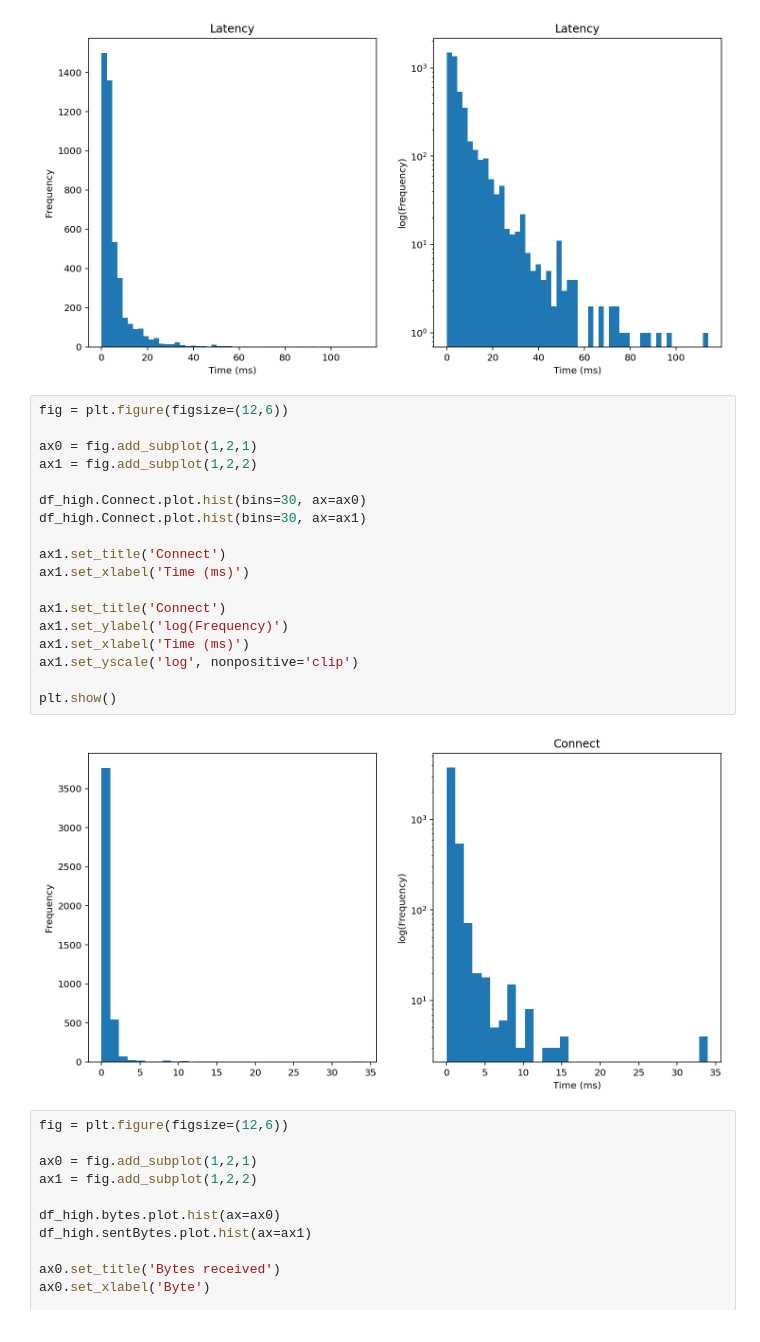
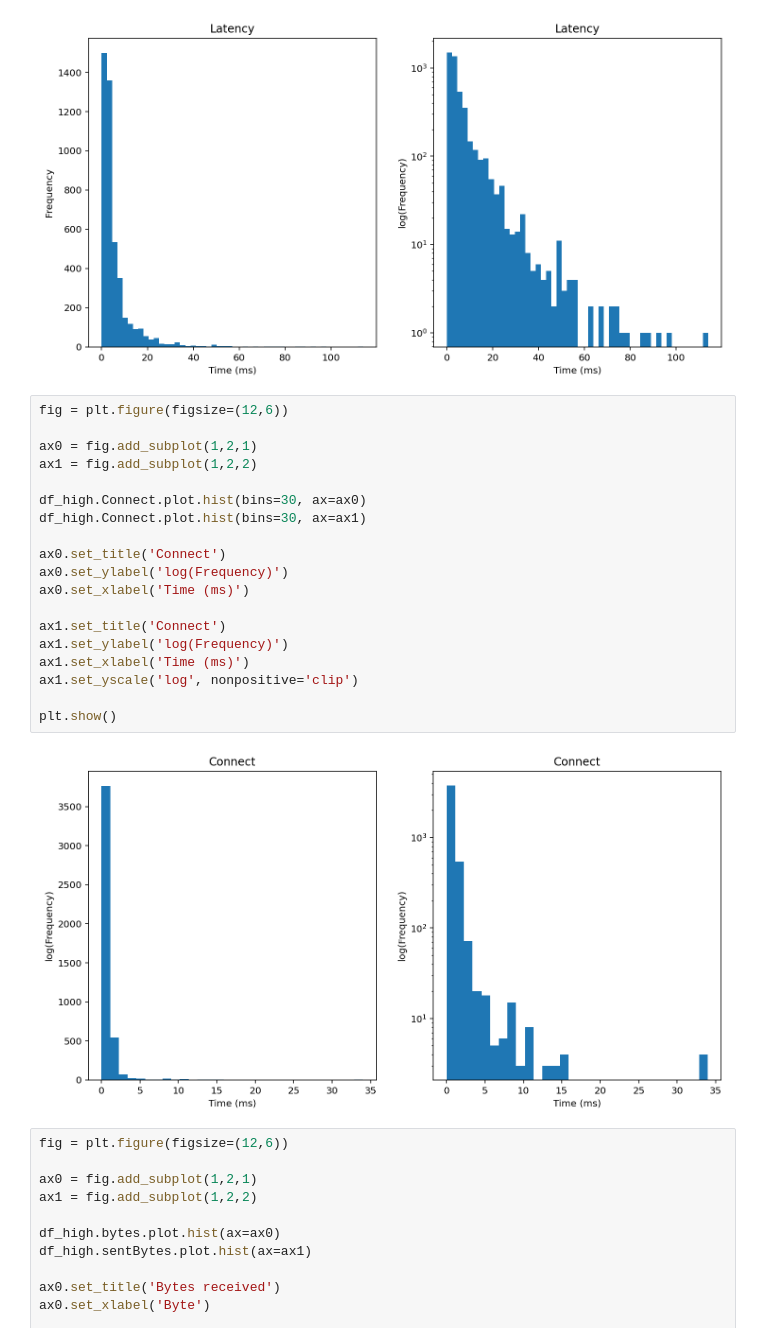
Before and after one commit to GuidoDC97/IE, a Jupyter notebook: Esercizio 3 Web Server/Workload Characterization/WebServer_WC.ipynb, the cells around one changed output. Drawn from its saved outputs; the diff is of its cells as text.

```diff
--- a/Esercizio 3 Web Server/Workload Characterization/WebServer_WC.ipynb
+++ b/Esercizio 3 Web Server/Workload Characterization/WebServer_WC.ipynb
@@ -128,23 +144,24 @@ plt.show()
 # %%
 fig = plt.figure(figsize=(12,6))
 
 ax0 = fig.add_subplot(1,2,1)
 ax1 = fig.add_subplot(1,2,2)
 
 df_high.Connect.plot.hist(bins=30, ax=ax0)
 df_high.Connect.plot.hist(bins=30, ax=ax1)
 
-ax1.set_title('Connect')
-ax1.set_xlabel('Time (ms)')
+ax0.set_title('Connect')
+ax0.set_ylabel('log(Frequency)')
+ax0.set_xlabel('Time (ms)')
 
 ax1.set_title('Connect')
 ax1.set_ylabel('log(Frequency)')
 ax1.set_xlabel('Time (ms)')
 ax1.set_yscale('log', nonpositive='clip')
 
 plt.show()
 # %% [output]
-[figure, old version]
+[figure, new version]
 # %%
 fig = plt.figure(figsize=(12,6))
 
```
Also changed, not shown: parts of 63 cells of this notebook, 6 other files.
